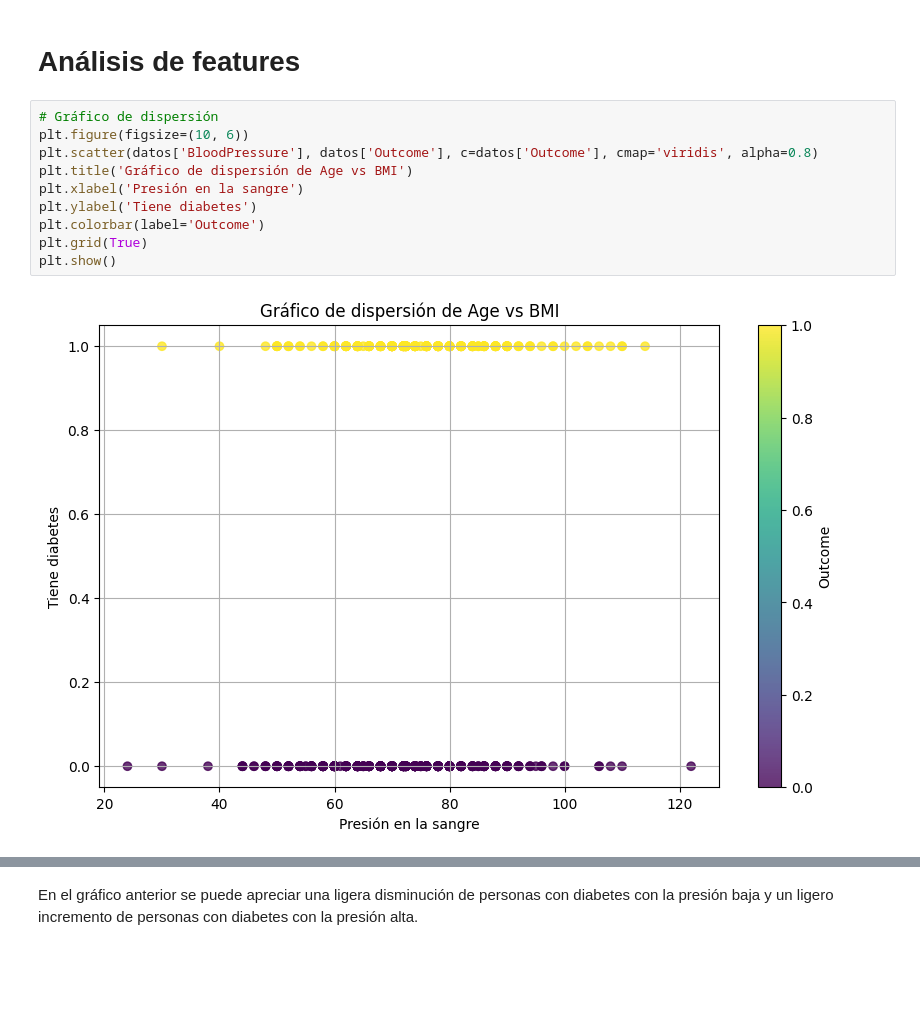
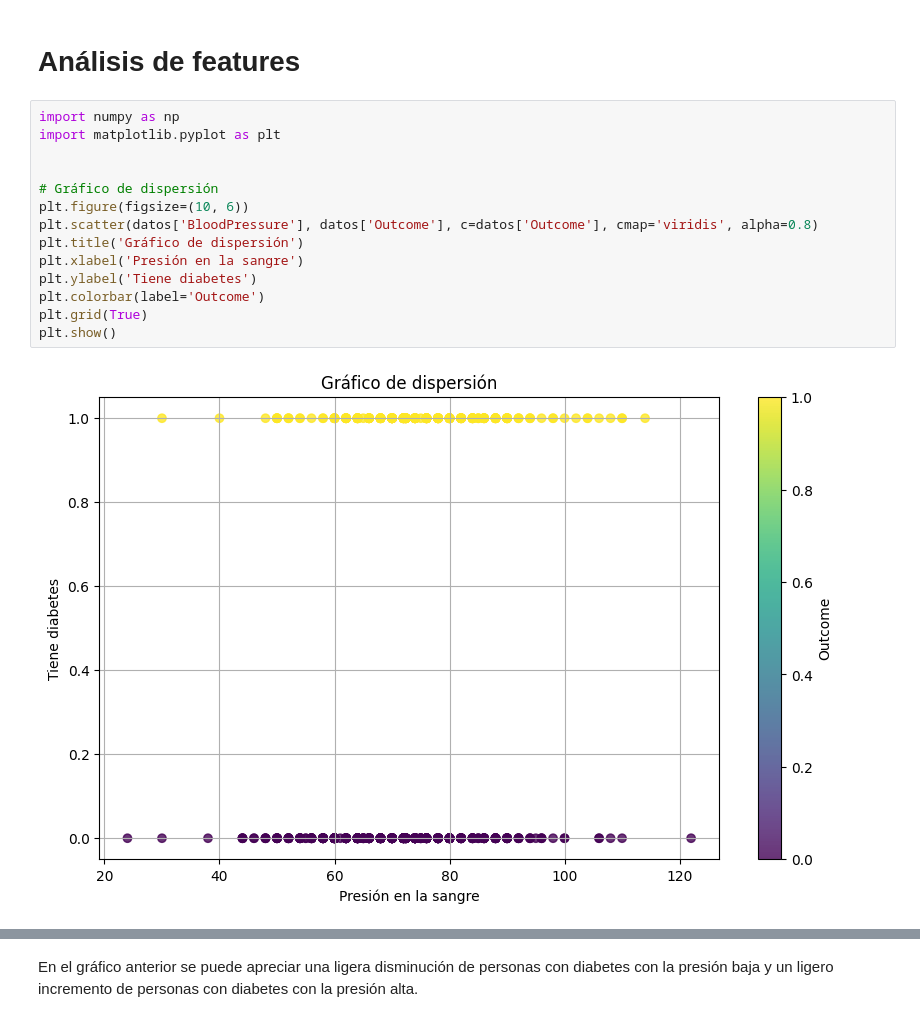
Before and after one commit to Sebascam9814/ProyectoIA, a Jupyter notebook: analisis_diabetes.ipynb, the cells around one changed output, grey strips where cells are left out. Drawn from its saved outputs; the diff is of its cells as text; blank space fills up the shorter version.

```diff
--- a/analisis_diabetes.ipynb
+++ b/analisis_diabetes.ipynb
@@ -36,14 +36,18 @@ plt.show()
 # %% [markdown]
 # Análisis de features
 # %%
+import numpy as np
+import matplotlib.pyplot as plt
+
+
 # Gráfico de dispersión
 plt.figure(figsize=(10, 6))
 plt.scatter(datos['BloodPressure'], datos['Outcome'], c=datos['Outcome'], cmap='viridis', alpha=0.8)
-plt.title('Gráfico de dispersión de Age vs BMI')
+plt.title('Gráfico de dispersión')
 plt.xlabel('Presión en la sangre')
 plt.ylabel('Tiene diabetes')
 plt.colorbar(label='Outcome')
 plt.grid(True)
 plt.show()
 # %% [output]
-[figure, old version]
+[figure, new version]
```
Also changed, not shown: parts of 4 cells of this notebook, 3 other files.
